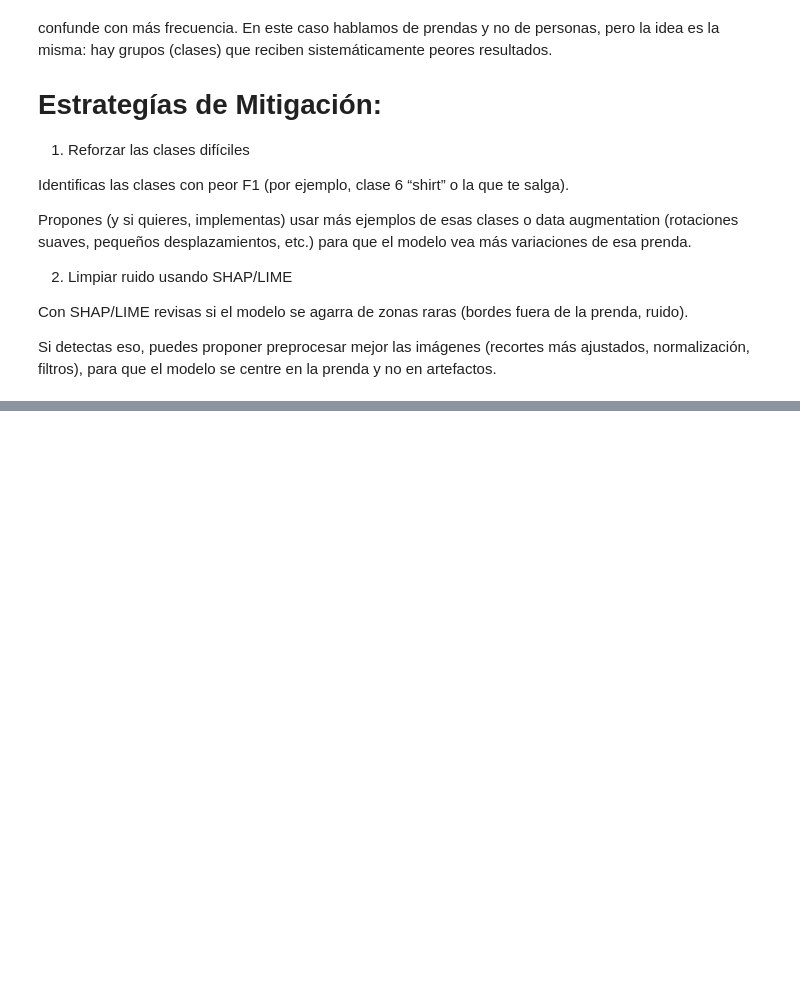
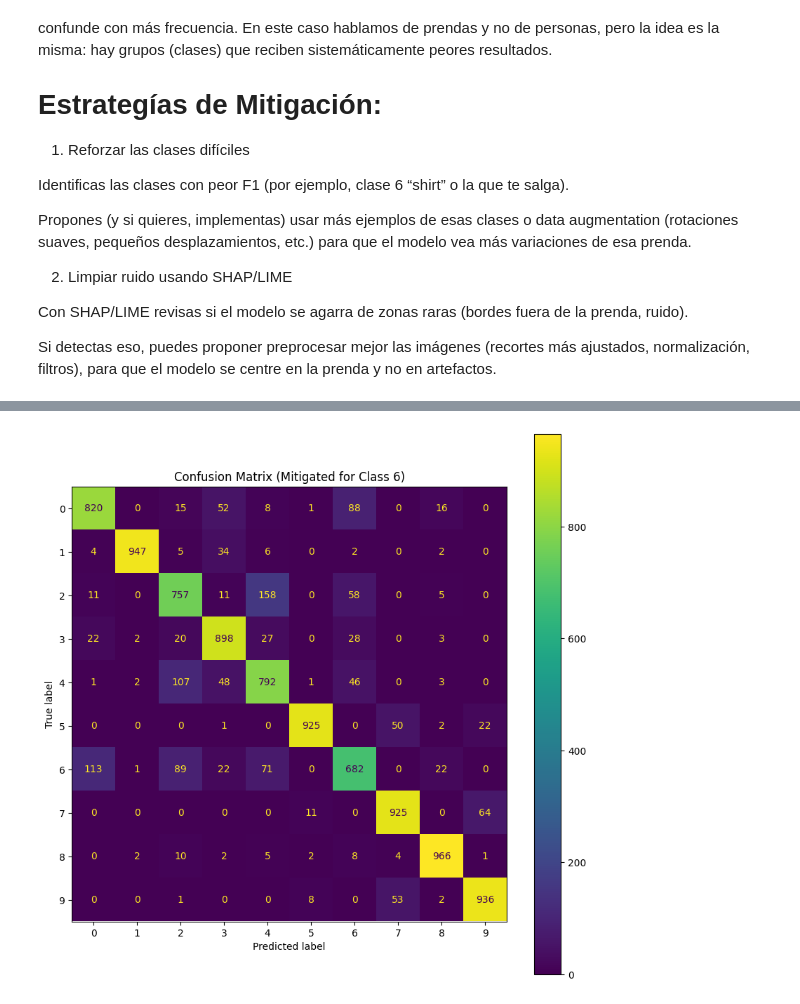
Before and after one commit to jumivega/Maestr-a-en-Inteligencia-Artificial-UEES, a Jupyter notebook: Notebooks/ModelosDeExplicabilidad/Grupo_3_Caso_Práctico_XAI_RF_Tree.ipynb, the cells around one changed output, grey strips where cells are left out. Cells and saved outputs as stored; diff of their text form; code cells hidden in the pictures; blank space fills up the shorter version.

```diff
--- a/Notebooks/ModelosDeExplicabilidad/Grupo_3_Caso_Práctico_XAI_RF_Tree.ipynb
+++ b/Notebooks/ModelosDeExplicabilidad/Grupo_3_Caso_Práctico_XAI_RF_Tree.ipynb
@@ -922,0 +977,89 @@ Si detectas eso, puedes proponer preprocesar mejor las imágenes (recortes más
+# %%
+import shap
+import numpy as np
+from sklearn import metrics
+import matplotlib.pyplot as plt
+
+# Define the class to mitigate bias for (class 6: 'camiseta')
+class_to_mitigate = 6
+
+# 1. Initialize a shap.TreeExplainer using the optimized rf_model_15
+explainer_rf_mitigation = shap.TreeExplainer(rf_model_15)
+
+# 2. Identify all instances in the test set where the true label is 6, but the model's prediction was not 6.
+misclassified_class6_indices = np.where((y_test == class_to_mitigate) & (pred_test != class_to_mitigate))[0]
+print(f"Number of misclassified instances for class {class_to_mitigate}: {len(misclassified_class6_indices)}")
+
+# 3. For these identified misclassified instances, calculate their SHAP values with respect to class 6.
+# Ensure X_test_flat is properly flattened from X_test if not already done.
+if 'X_test_flat' not in locals():
+    X_test_flat = X_test.reshape(X_test.shape[0], -1)
+
+X_misclassified_class6 = X_test_flat[misclassified_class6_indices]
+
+shap_values_for_misclassified_all_classes = None
+if X_misclassified_class6.shape[0] > 0:
+    shap_values_for_misclassified_all_classes = explainer_rf_mitigation.shap_values(X_misclassified_class6)
+    # Extract SHAP values for class 6 from the multi-class output
+    # shap_values_for_misclassified_all_classes is a list of arrays (num_classes elements).
+    # Each array has shape (num_samples, num_features).
+    shap_values_for_class6_misclassified = shap_values_for_misclassified_all_classes[class_to_mitigate]
+else:
+    print(f"No misclassified instances for class {class_to_mitigate} to analyze for SHAP values.")
+
+# Determine a SHAP threshold for class 6 based on correctly classified instances.
+correctly_classified_class6_indices = np.where((y_test == class_to_mitigate) & (pred_test == class_to_mitigate))[0]
+X_correctly_classified_class6 = X_test_flat[correctly_classified_class6_indices]
+
+threshold = 0.0 # Default fallback threshold
+if X_correctly_classified_class6.shape[0] > 0:
+    shap_values_correctly_classified_all_classes = explainer_rf_mitigation.shap_values(X_correctly_classified_class6)
+    shap_values_for_class6_correct = shap_values_correctly_classified_all_classes[class_to_mitigate]
+    # Calculate the sum of positive SHAP values for each correctly classified sample of class 6
+    sum_positive_shap_correct = np.sum(shap_values_for_class6_correct * (shap_values_for_class6_correct > 0), axis=1)
+    if len(sum_positive_shap_correct) > 0:
+        threshold = np.mean(sum_positive_shap_correct)
+    else:
+        # Fallback if no positive SHAP values in correctly classified (unlikely for images)
+        if shap_values_for_misclassified_all_classes is not None:
+             max_abs_shap = np.max(np.abs(shap_values_for_class6_misclassified))
+             threshold = 0.1 * max_abs_shap if max_abs_shap > 0 else 1e-6
+        else:
+            threshold = 1e-6
+else:
+    # Fallback threshold if no correctly classified instances at all
+    if shap_values_for_misclassified_all_classes is not None:
+         max_abs_shap = np.max(np.abs(shap_values_for_class6_misclassified))
+         threshold = 0.1 * max_abs_shap if max_abs_shap > 0 else 1e-6
+    else:
+        threshold = 1e-6
+
+print(f"Calculated SHAP threshold for class {class_to_mitigate} based on positive SHAP values of correctly classified instances: {threshold:.6f}")
+
+# 4. Create a copy of the original predictions to store the mitigated predictions.
+pred_mitigated = pred_test.copy()
+
+# 5. Iterate through the misclassified instances of class 6 and apply correction.
+if X_misclassified_class6.shape[0] > 0 and shap_values_for_misclassified_all_classes is not None:
+    for i, idx in enumerate(misclassified_class6_indices):
+        current_shap_values = shap_values_for_class6_misclassified[i]
+        # Calculate the sum of its positive SHAP values for class 6
+        sum_pos_shap_current = np.sum(current_shap_values[current_shap_values > 0])
+
+        # If this sum exceeds the predefined threshold, update the prediction to 6
+        if sum_pos_shap_current > threshold:
+            pred_mitigated[idx] = class_to_mitigate
+else:
+    print("No misclassified instances or SHAP values to process for mitigation.")
+
+# 6. Generate and print a new classification_report using y_test and pred_mitigated.
+print(f"\n--- Classification Report after SHAP-based Mitigation for Class {class_to_mitigate} ---")
+print(metrics.classification_report(y_test, pred_mitigated))
+
+# 7. Generate and display a new confusion matrix.
+print(f"\n--- Confusion Matrix after SHAP-based Mitigation for Class {class_to_mitigate} ---")
+fig, ax = plt.subplots(figsize=(10, 10))
+metrics.ConfusionMatrixDisplay.from_predictions(y_test, pred_mitigated, cmap=plt.cm.viridis, ax=ax)
+ax.set_title(f'Confusion Matrix (Mitigated for Class {class_to_mitigate})')
+plt.show()
+# %% [output]
@@ -922,0 +1083 @@ Si detectas eso, puedes proponer preprocesar mejor las imágenes (recortes más
+[figure, added]
```
Also changed, not shown: parts of 23 cells of this notebook.
